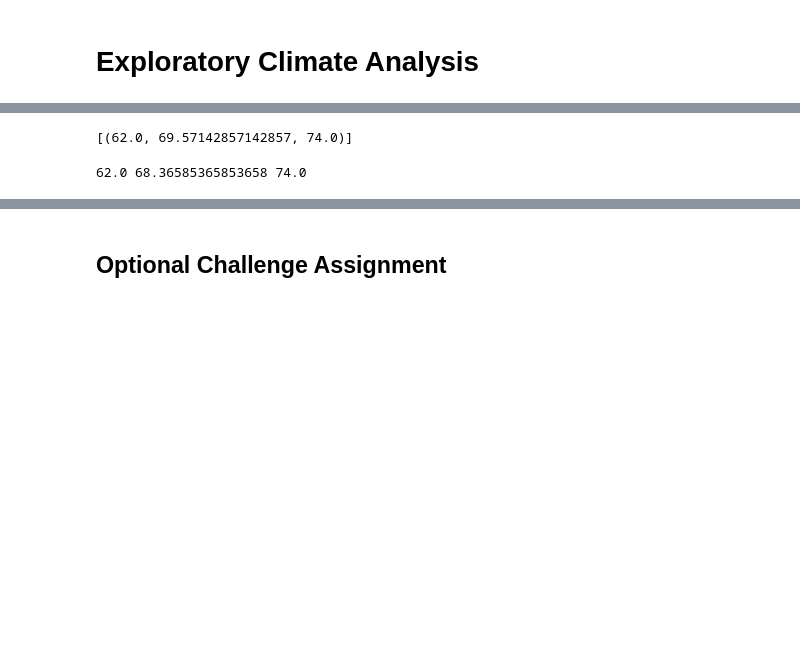
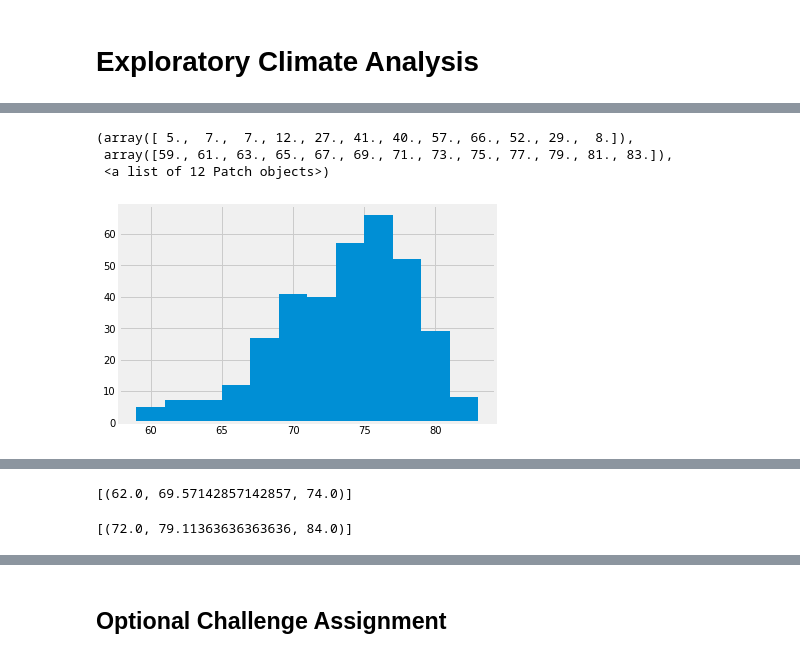
Before and after one commit to JayshreeManiar/Advanced_Data, a Jupyter notebook: climate_starter.ipynb, the cells around one changed output, grey strips where cells are left out. Cells and saved outputs as stored; diff of their text form; code cells hidden in the pictures; blank space fills up the shorter version.

```diff
--- a/climate_starter.ipynb
+++ b/climate_starter.ipynb
@@ -116,3 +178,10 @@ plt.show
 # %%
 # Choose the station with the highest number of temperature observations.
 # Query the last 12 months of temperature observation data for this station and plot the results as a histogram
+
+highest_number_of_temp = session.query(Measurement.date, Measurement.tobs).\
+                    filter(Measurement.date >= One_year_ago).filter(Measurement.station == "USC00519281").order_by(Measurement.date).all()
+highest_df = pd.DataFrame(highest_number_of_temp, columns=['Date', 'tobs'])
+highest_df.set_index('Date', inplace=True)
+highest_df.dropna
+highest_df.head()
@@ -119,3 +196,10 @@ plt.show
+# %%
+plt.hist(highest_df['tobs'],12)
+# %% [output]
+(array([ 5.,  7.,  7., 12., 27., 41., 40., 57., 66., 52., 29.,  8.]),
+ array([59., 61., 63., 65., 67., 69., 71., 73., 75., 77., 79., 81., 83.]),
+ <a list of 12 Patch objects>)
+[figure, added]
 # %% [markdown]
 ![precipitation](Images/station-histogram.png)
 # %%
@@ -142,8 +226,14 @@ print(calc_temps('2012-02-28', '2012-03-05'))
 # %%
 # Use your previous function `calc_temps` to calculate the tmin, tavg, and tmax
 # for your trip using the previous year's data for those same dates.
+
+start_date = dt.date(2018, 7, 28)
+end_date = dt.date(2018, 8, 5)
+previous_year = dt.timedelta(days=365)
+temp_pre_year = (calc_temps((start_date-previous_year), (end_date-previous_year)))
+print(temp_pre_year)
 # %% [output]
-62.0 68.36585365853658 74.0
+[(72.0, 79.11363636363636, 84.0)]
 # %%
 # Plot the results from your previous query as a bar chart.
 # Use "Trip Avg Temp" as your Title
```
Also changed, not shown: parts of 19 cells of this notebook.
